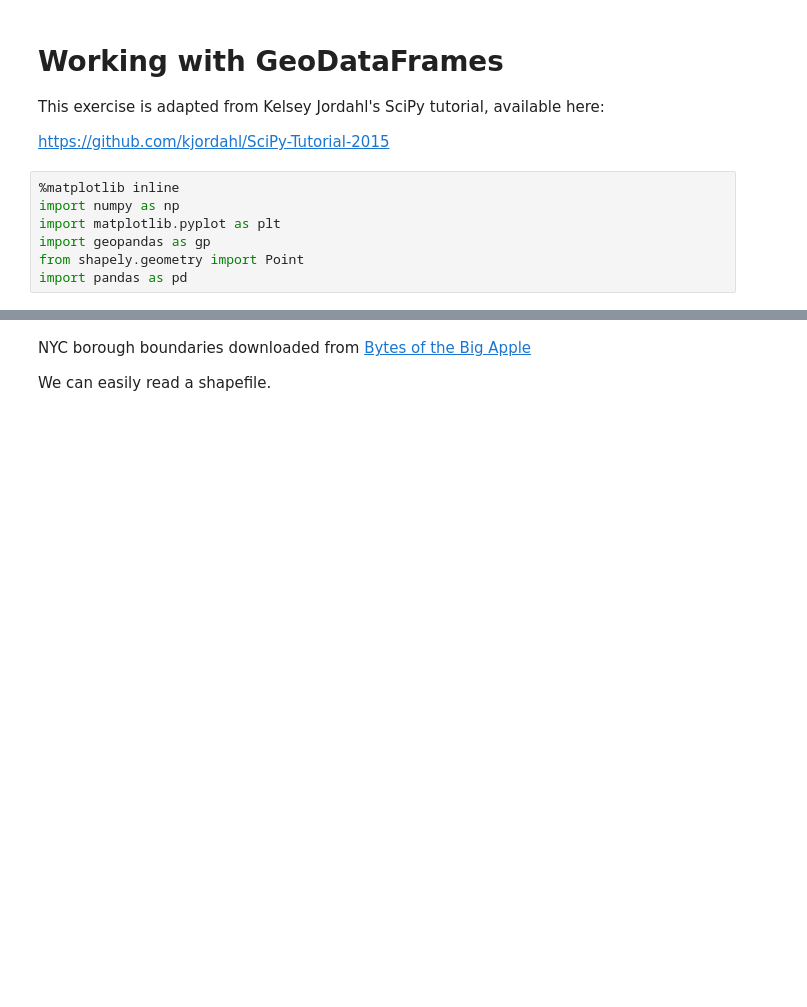
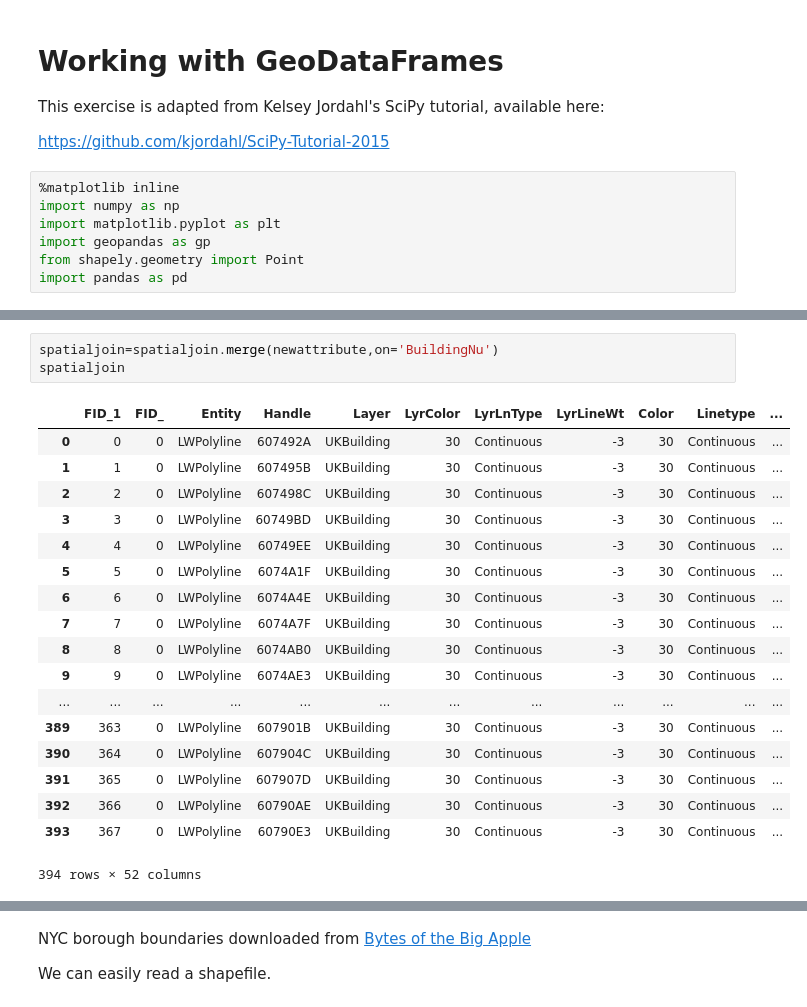
Before and after one commit to jawadmhoque/ce599, a Jupyter notebook: 10-Spatial Analysis/spatial analysis.ipynb, the cells around one changed output, grey strips where cells are left out. Saved outputs shown, nothing was run; the diff lists cells and outputs as text; blank space fills up the shorter version.

```diff
--- a/10-Spatial Analysis/spatial analysis.ipynb
+++ b/10-Spatial Analysis/spatial analysis.ipynb
@@ -13,0 +84,22 @@ import pandas as pd
+# %%
+spatialjoin=spatialjoin.merge(newattribute,on='BuildingNu')
+spatialjoin
+# %% [output]
+|  | FID_1 | FID_ | Entity | Handle | Layer | LyrColor | LyrLnType | LyrLineWt | Color | Linetype | ... |
+| 0 | 0 | 0 | LWPolyline | 607492A | UKBuilding | 30 | Continuous | -3 | 30 | Continuous | ... |
+| 1 | 1 | 0 | LWPolyline | 607495B | UKBuilding | 30 | Continuous | -3 | 30 | Continuous | ... |
+| 2 | 2 | 0 | LWPolyline | 607498C | UKBuilding | 30 | Continuous | -3 | 30 | Continuous | ... |
+| 3 | 3 | 0 | LWPolyline | 60749BD | UKBuilding | 30 | Continuous | -3 | 30 | Continuous | ... |
+| 4 | 4 | 0 | LWPolyline | 60749EE | UKBuilding | 30 | Continuous | -3 | 30 | Continuous | ... |
+| 5 | 5 | 0 | LWPolyline | 6074A1F | UKBuilding | 30 | Continuous | -3 | 30 | Continuous | ... |
+| 6 | 6 | 0 | LWPolyline | 6074A4E | UKBuilding | 30 | Continuous | -3 | 30 | Continuous | ... |
+| 7 | 7 | 0 | LWPolyline | 6074A7F | UKBuilding | 30 | Continuous | -3 | 30 | Continuous | ... |
+| 8 | 8 | 0 | LWPolyline | 6074AB0 | UKBuilding | 30 | Continuous | -3 | 30 | Continuous | ... |
+| 9 | 9 | 0 | LWPolyline | 6074AE3 | UKBuilding | 30 | Continuous | -3 | 30 | Continuous | ... |
+| ... | ... | ... | ... | ... | ... | ... | ... | ... | ... | ... | ... |
+| 389 | 363 | 0 | LWPolyline | 607901B | UKBuilding | 30 | Continuous | -3 | 30 | Continuous | ... |
+| 390 | 364 | 0 | LWPolyline | 607904C | UKBuilding | 30 | Continuous | -3 | 30 | Continuous | ... |
+| 391 | 365 | 0 | LWPolyline | 607907D | UKBuilding | 30 | Continuous | -3 | 30 | Continuous | ... |
+| 392 | 366 | 0 | LWPolyline | 60790AE | UKBuilding | 30 | Continuous | -3 | 30 | Continuous | ... |
+| 393 | 367 | 0 | LWPolyline | 60790E3 | UKBuilding | 30 | Continuous | -3 | 30 | Continuous | ... |
+394 rows × 52 columns
```
Also changed, not shown: parts of 9 cells of this notebook, 39 other files.
